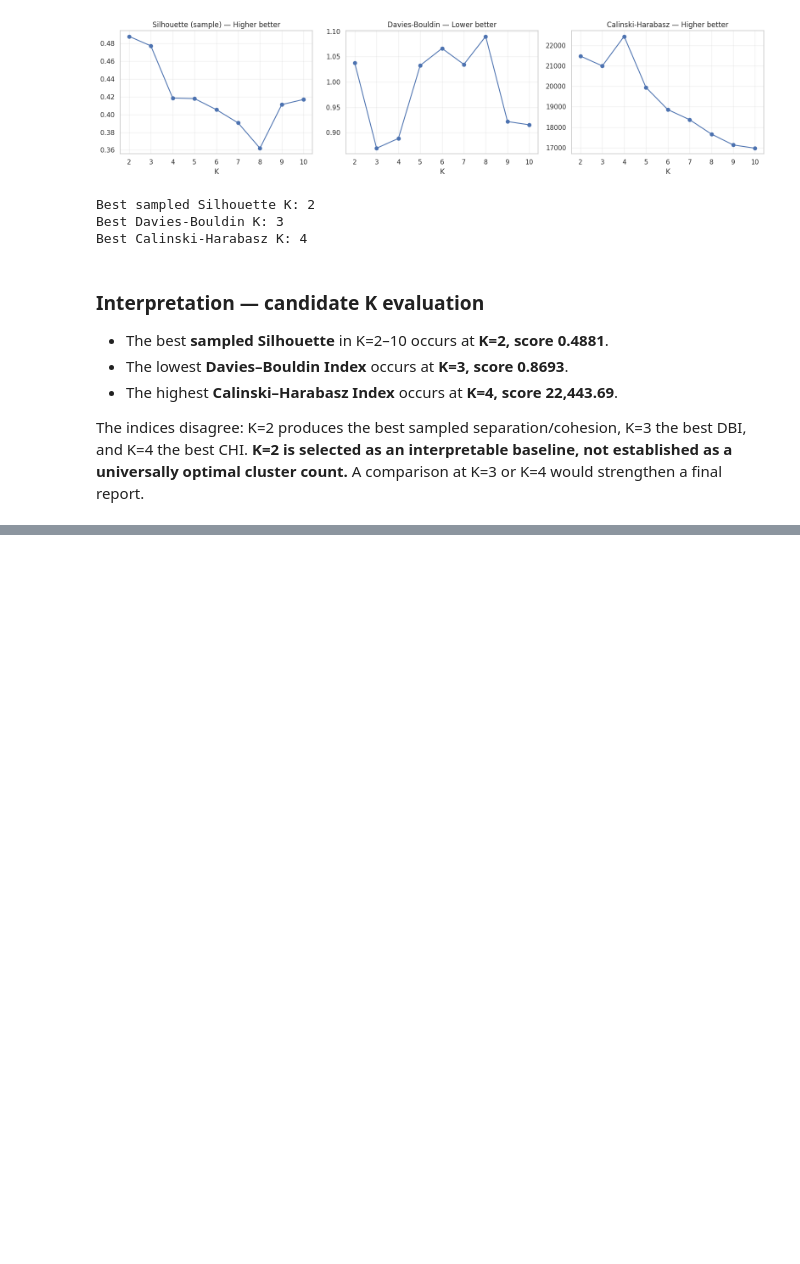
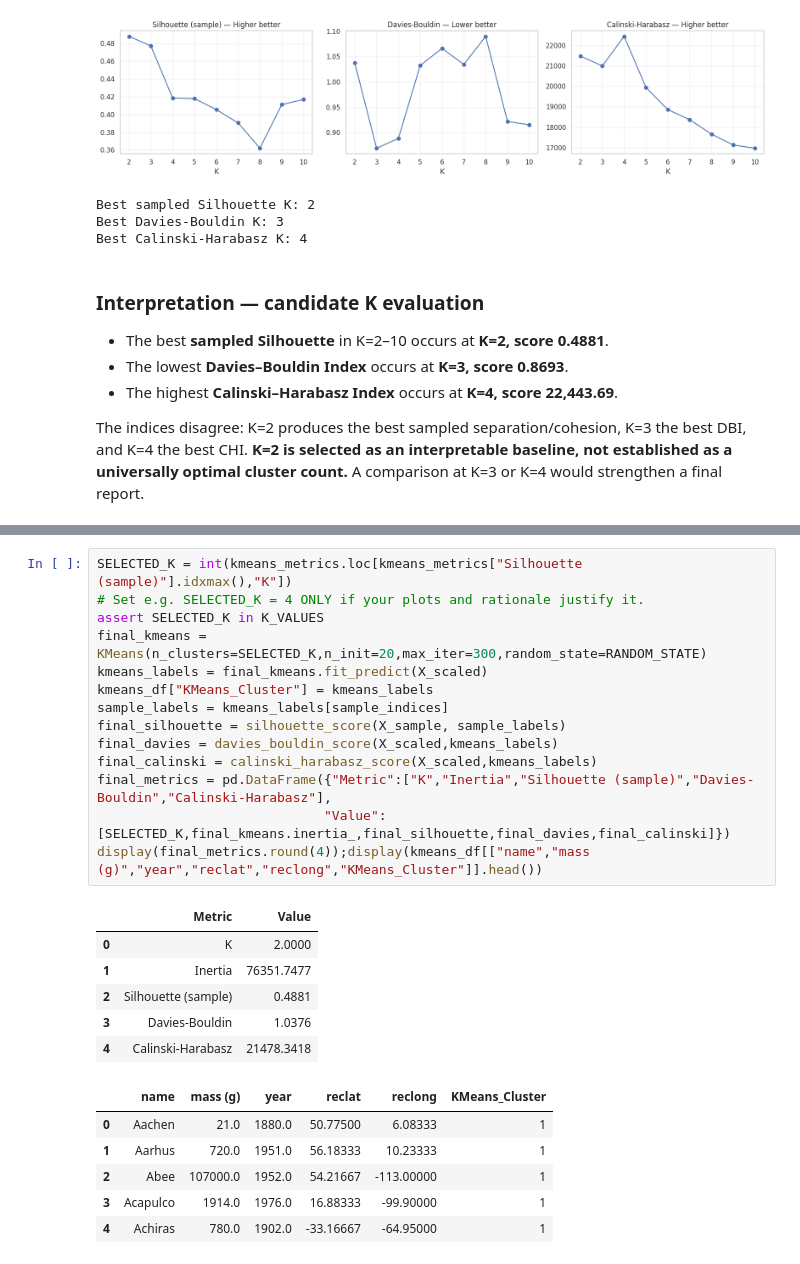
Before and after one commit to manaswiniyoshitha2006-netizen/ML-Evaluation, a Jupyter notebook: notebooks/clustering.ipynb, the cells around one changed output, grey strips where cells are left out. Cells and saved outputs as stored; diff of their text form; blank space fills up the shorter version.

```diff
--- a/notebooks/clustering.ipynb
+++ b/notebooks/clustering.ipynb
@@ -1753,0 +1758,27 @@ The indices disagree: K=2 produces the best sampled separation/cohesion, K=3 the
+# %%
+SELECTED_K = int(kmeans_metrics.loc[kmeans_metrics["Silhouette (sample)"].idxmax(),"K"])
+# Set e.g. SELECTED_K = 4 ONLY if your plots and rationale justify it.
+assert SELECTED_K in K_VALUES
+final_kmeans = KMeans(n_clusters=SELECTED_K,n_init=20,max_iter=300,random_state=RANDOM_STATE)
+kmeans_labels = final_kmeans.fit_predict(X_scaled)
+kmeans_df["KMeans_Cluster"] = kmeans_labels
+sample_labels = kmeans_labels[sample_indices]
+final_silhouette = silhouette_score(X_sample, sample_labels)
+final_davies = davies_bouldin_score(X_scaled,kmeans_labels)
+final_calinski = calinski_harabasz_score(X_scaled,kmeans_labels)
+final_metrics = pd.DataFrame({"Metric":["K","Inertia","Silhouette (sample)","Davies-Bouldin","Calinski-Harabasz"],
+                             "Value":[SELECTED_K,final_kmeans.inertia_,final_silhouette,final_davies,final_calinski]})
+display(final_metrics.round(4));display(kmeans_df[["name","mass (g)","year","reclat","reclong","KMeans_Cluster"]].head())
+# %% [output]
+|  | Metric | Value |
+| 0 | K | 2.0000 |
+| 1 | Inertia | 76351.7477 |
+| 2 | Silhouette (sample) | 0.4881 |
+| 3 | Davies-Bouldin | 1.0376 |
+| 4 | Calinski-Harabasz | 21478.3418 |
+|  | name | mass (g) | year | reclat | reclong | KMeans_Cluster |
+| 0 | Aachen | 21.0 | 1880.0 | 50.77500 | 6.08333 | 1 |
+| 1 | Aarhus | 720.0 | 1951.0 | 56.18333 | 10.23333 | 1 |
+| 2 | Abee | 107000.0 | 1952.0 | 54.21667 | -113.00000 | 1 |
+| 3 | Acapulco | 1914.0 | 1976.0 | 16.88333 | -99.90000 | 1 |
+| 4 | Achiras | 780.0 | 1902.0 | -33.16667 | -64.95000 | 1 |
```
Also changed, not shown: parts of 2 cells of this notebook.
